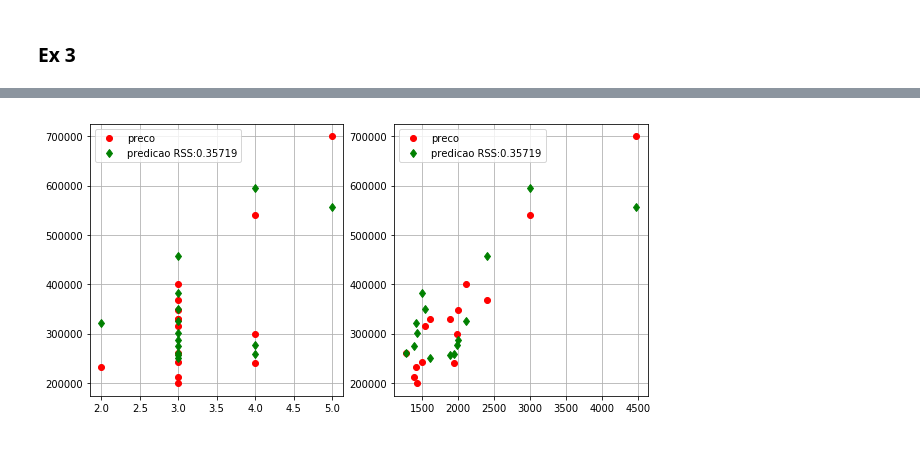
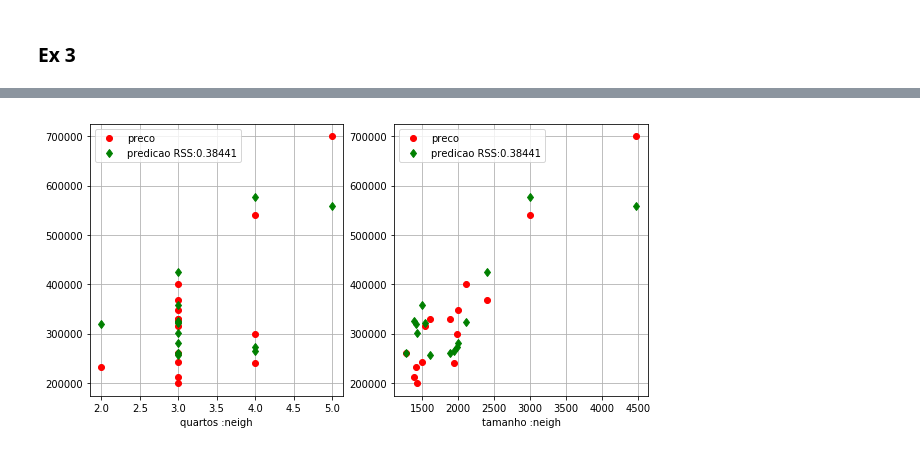
Before and after one commit to felipexp8/pythonstat, a Jupyter notebook: ex_regressao_outros/ex_knn.ipynb, the cells around one changed output, grey strips where cells are left out. Cells and saved outputs as stored; diff of their text form; code cells hidden in the pictures.

```diff
--- a/ex_regressao_outros/ex_knn.ipynb
+++ b/ex_regressao_outros/ex_knn.ipynb
@@ -313,35 +353,34 @@ legend(); grid()
 # %%
 figure(figsize=[10,5])
 
 porCamposTreino = PorTreino.drop(columns=['preco'])
 porPrecoTreino = seriesToSingleDataFrame(PorTreino, 'preco')
 porCamposTeste = PorTeste.drop(columns=['preco'])
 
 X = porCamposTreino
 Y = porPrecoTreino
 
-neigh = KNeighborsRegressor(n_neighbors=2, weights='distance')
+neigh = KNeighborsRegressor(n_neighbors=3, weights='distance')
 
 neigh.fit(X, Y) ;
 
 y_t = neigh.predict(porCamposTeste)
 
 subplot(1,2,1)
 plot(porCamposTeste.quartos, PorTeste.preco, "or")
 
-rsst = calc_rss( norm(PorTeste.preco.values), norm(y_t.flatten()) )
+rsst = calc_rss( (PorTeste.preco.values)/float(PorTeste.preco.values.max()), y_t.flatten()/y_t.flatten().max() )
 
 plot(PorTeste.quartos, y_t, 'dg', label = "predicao RSS:{0:.5f}".format(rsst))
 
-legend(); grid()
+xlabel(PorTeste.quartos.name + " :neigh") ;legend(); grid()
 
 subplot(1,2,2)
 plot(porCamposTeste.tamanho, PorTeste.preco, "or")
 
-rsst = calc_rss( norm(PorTeste.preco.values), norm(y_t.flatten()) )
+rsst = calc_rss( (PorTeste.preco.values)/float(PorTeste.preco.values.max()), y_t.flatten()/y_t.flatten().max() )
 
 plot(PorTeste.tamanho, y_t, 'dg', label = "predicao RSS:{0:.5f}".format(rsst))
-
-legend(); grid()
+xlabel(PorTeste.tamanho.name + " :neigh") ;legend(); grid()
 # %% [output]
-[figure, old version]
+[figure, new version]
```
Also changed, not shown: parts of 25 cells of this notebook, 5 other files.
